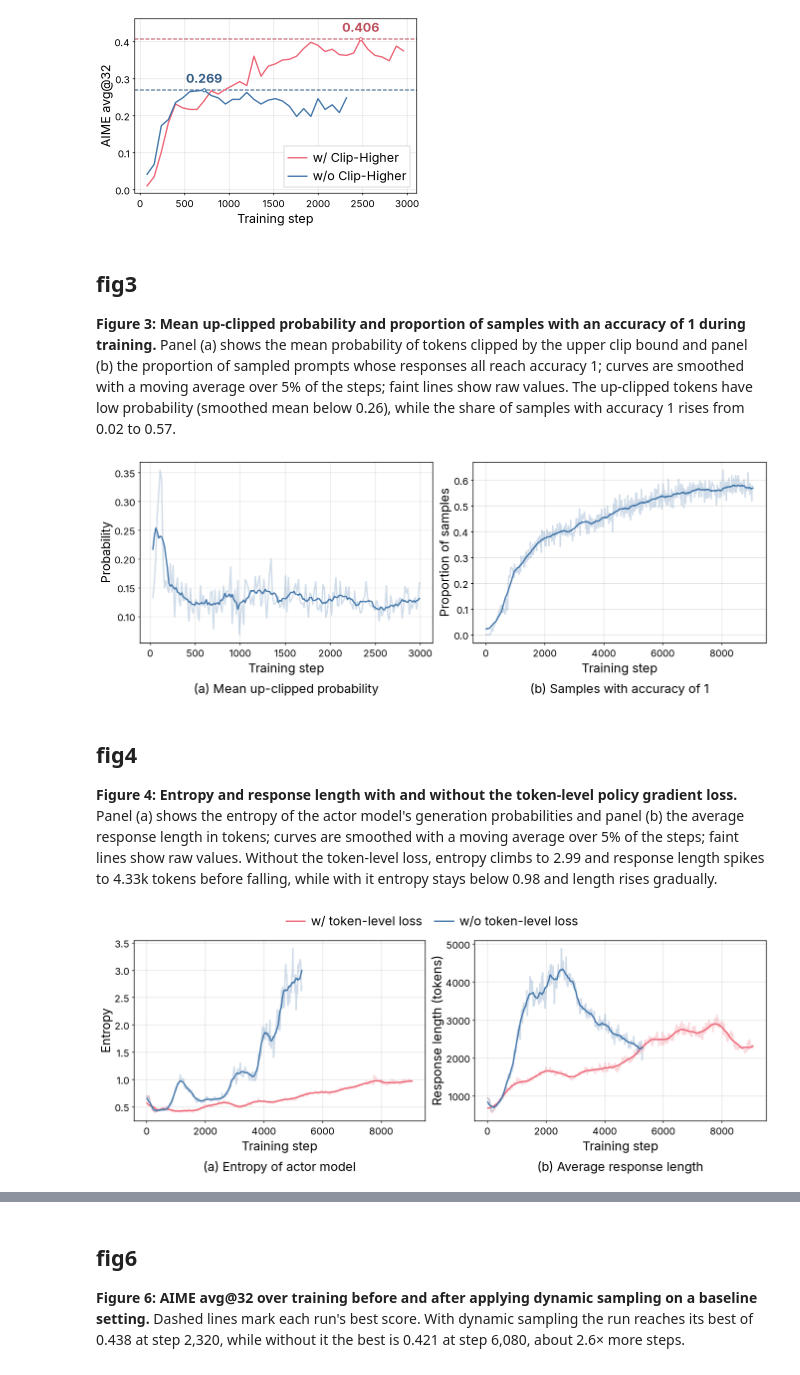
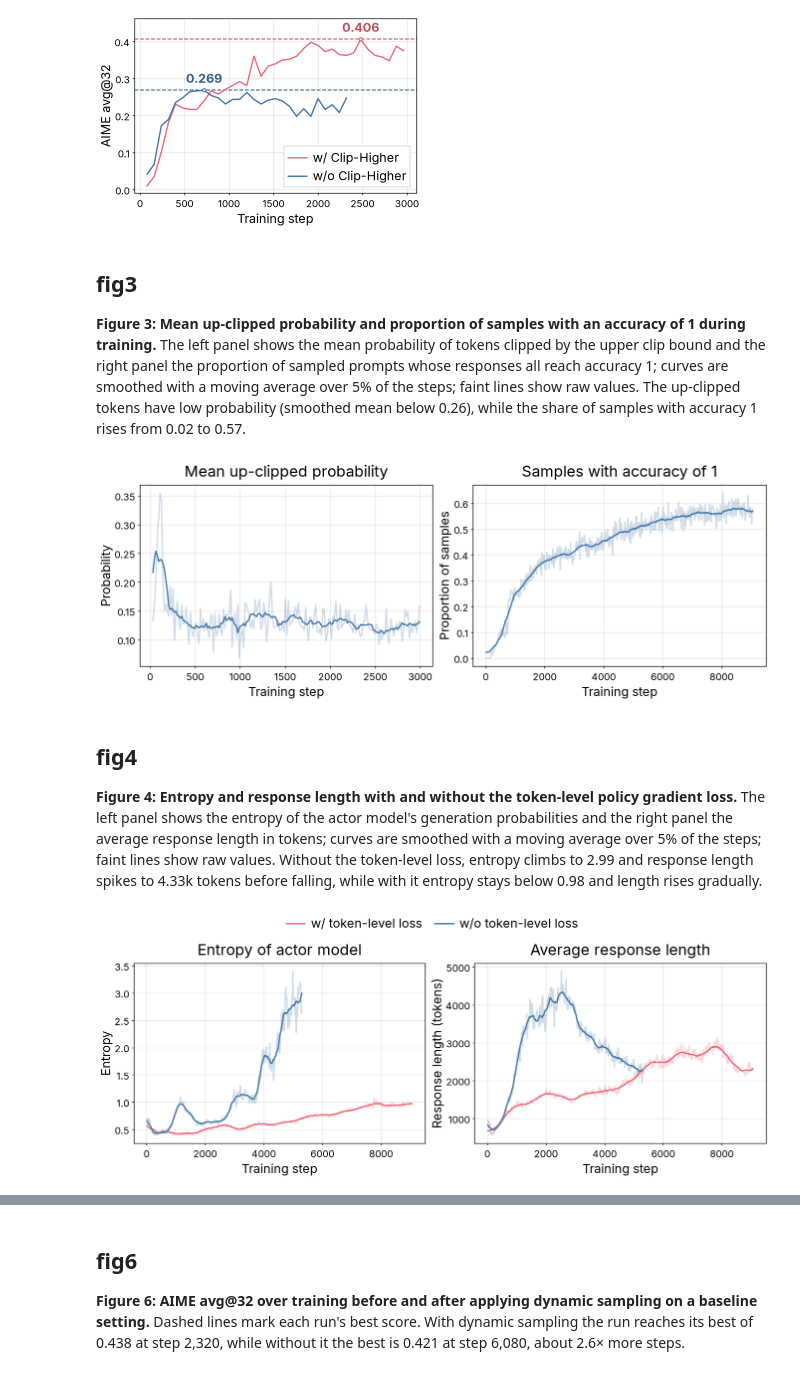
Before and after one commit to bigohofone/academic-figure-skill, a Jupyter notebook: examples/dapo-with-skill.ipynb, the cells around one changed output, grey strips where cells are left out. Drawn from its saved outputs; the diff is of its cells as text; code cells hidden in the pictures.

```diff
--- a/examples/dapo-with-skill.ipynb
+++ b/examples/dapo-with-skill.ipynb
@@ -2,12 +2,15 @@
 %matplotlib inline
 %config InlineBackend.print_figure_kwargs = {"bbox_inches": None}
 %config InlineBackend.figure_formats = ["retina"]
+
 import json
+
 import matplotlib.pyplot as plt
-import tol_colors as tc
-from paper import fit_height, mark_value, smooth, darken, subcaption  # importing paper registers the bundled Inter font
-plt.style.use("paper.mplstyle")
-cset = tc.colorsets["bright"]
+import numpy as np
+import paper  # registers the bundled Inter font
+from paper import fit_height, mark_value, smooth, darken, lighten
+
+colors = paper.use_design()  # the style from DESIGN.md's tokens; colors["series-1"], colors["ours"], …
 # %% [markdown]
 ## fig1
 
@@ -58,43 +61,43 @@ plt.show()
 # %% [markdown]
 ## fig3
 
-**Figure 3: Mean up-clipped probability and proportion of samples with an accuracy of 1 during training.** Panel (a) shows the mean probability of tokens clipped by the upper clip bound and panel (b) the proportion of sampled prompts whose responses all reach accuracy 1; curves are smoothed with a moving average over 5% of the steps; faint lines show raw values. The up-clipped tokens have low probability (smoothed mean below 0.26), while the share of samples with accuracy 1 rises from 0.02 to 0.57.
+**Figure 3: Mean up-clipped probability and proportion of samples with an accuracy of 1 during training.** The left panel shows the mean probability of tokens clipped by the upper clip bound and the right panel the proportion of sampled prompts whose responses all reach accuracy 1; curves are smoothed with a moving average over 5% of the steps; faint lines show raw values. The up-clipped tokens have low probability (smoothed mean below 0.26), while the share of samples with accuracy 1 rises from 0.02 to 0.57.
 # %%
 data = json.load(open("../dapo.json"))
 
 fig, axes = plt.subplots(1, 2, figsize=(6.75, 2.5))
 for ax, key in zip(axes, ["fig3a", "fig3b"]):
-    ax.plot(data[key]["step"], data[key]["value"], color=cset.blue, alpha=0.25)
-    ax.plot(data[key]["step"], smooth(data[key]["value"]), color=cset.blue)
+    ax.plot(data[key]["step"], data[key]["value"], color=colors["series-1"], alpha=0.25)
+    ax.plot(data[key]["step"], smooth(data[key]["value"]), color=colors["series-1"])
     ax.set_xlabel("Training step")
 
-subcaption(axes[0], "(a) Mean up-clipped probability")
+axes[0].set_title("Mean up-clipped probability")
 axes[0].set_ylabel("Probability")
-subcaption(axes[1], "(b) Samples with accuracy of 1")
+axes[1].set_title("Samples with accuracy of 1")
 axes[1].set_ylabel("Proportion of samples")
 
 fit_height(fig, axes, aspect=0.618)
 fig.savefig("fig3.pdf")
 fig.savefig("fig3.png")
 plt.show()
 # %% [output]
-[figure, old version]
+[figure, new version]
 # %% [markdown]
 ## fig4
 
-**Figure 4: Entropy and response length with and without the token-level policy gradient loss.** Panel (a) shows the entropy of the actor model's generation probabilities and panel (b) the average response length in tokens; curves are smoothed with a moving average over 5% of the steps; faint lines show raw values. Without the token-level loss, entropy climbs to 2.99 and response length spikes to 4.33k tokens before falling, while with it entropy stays below 0.98 and length rises gradually.
+**Figure 4: Entropy and response length with and without the token-level policy gradient loss.** The left panel shows the entropy of the actor model's generation probabilities and the right panel the average response length in tokens; curves are smoothed with a moving average over 5% of the steps; faint lines show raw values. Without the token-level loss, entropy climbs to 2.99 and response length spikes to 4.33k tokens before falling, while with it entropy stays below 0.98 and length rises gradually.
 # %%
 data = json.load(open("../dapo.json"))
 
 fig, axes = plt.subplots(1, 2, figsize=(6.75, 2.5))
-for name, color in [("w/ token-level loss", cset.red), ("w/o token-level loss", cset.blue)]:
+for name, color in [("w/ token-level loss", colors["series-2"]), ("w/o token-level loss", colors["series-1"])]:
     for ax, key in zip(axes, ["fig4a", "fig4b"]):
         ax.plot(data[key][name]["step"], data[key][name]["value"], color=color, alpha=0.25)
         ax.plot(data[key][name]["step"], smooth(data[key][name]["value"]), color=color, label=name if key == "fig4a" else None)
 
-subcaption(axes[0], "(a) Entropy of actor model")
+axes[0].set_title("Entropy of actor model")
 axes[0].set_ylabel("Entropy")
-subcaption(axes[1], "(b) Average response length")
+axes[1].set_title("Average response length")
 axes[1].set_ylabel("Response length (tokens)")
 for ax in axes:
     ax.set_xlabel("Training step")
@@ -105,7 +108,7 @@ fig.savefig("fig4.pdf")
 fig.savefig("fig4.png")
 plt.show()
 # %% [output]
-[figure, old version]
+[figure, new version]
 # %% [markdown]
 ## fig5
 
```
Also changed, not shown: parts of 7 cells of this notebook, 22 other files.
